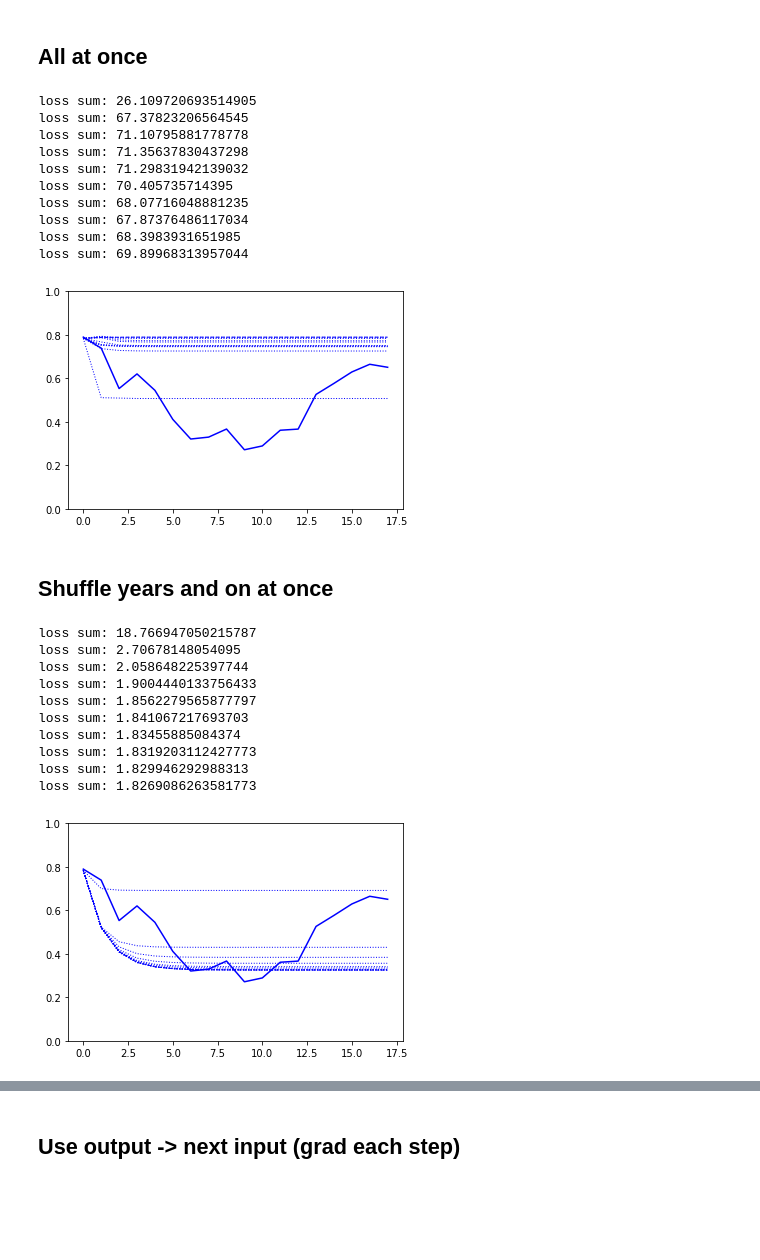
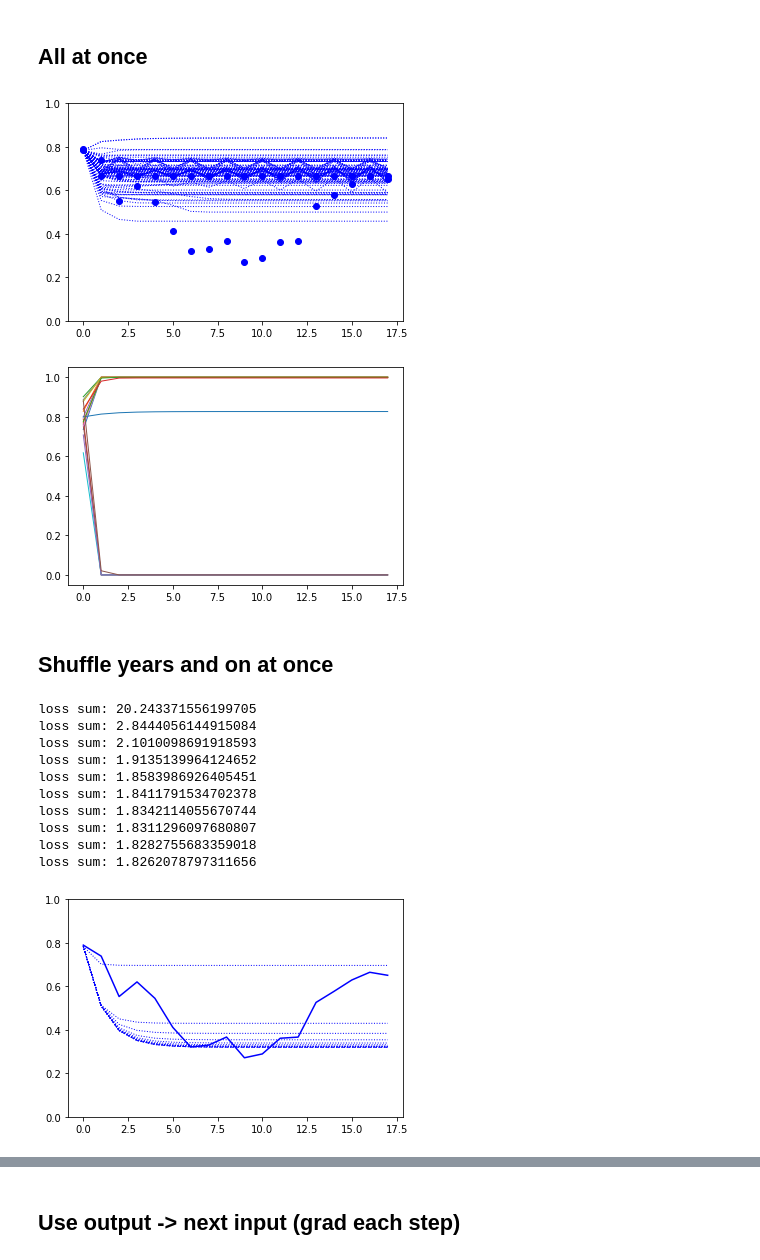
Before and after one commit to MarBry111/Forecast_Election_Poland, a Jupyter notebook: Model_I_3parameters.ipynb, the cells around one changed output, grey strips where cells are left out. Drawn from its saved outputs; the diff is of its cells as text; code cells hidden in the pictures; blank space fills up the shorter version.

```diff
--- a/Model_I_3parameters.ipynb
+++ b/Model_I_3parameters.ipynb
@@ -300,46 +300,44 @@ plt.show()
 ## All at once
 # %%
 a_avg = (np.random.rand(X.shape[1],X.shape[2])-0.5)
-for epoch in range(10**3):
+for epoch in range(10**4):
     grad = grad_percent(a_avg,X,Y).reshape(18,16,3)
 
     #if epoch==0: print('first grad max/min:', np.max(grad),'/',np.min(grad))
     grad = np.sum(grad, axis=0)
 
     #if epoch==0: print('first grad max/min:', np.max(grad),'/',np.min(grad))
     a_avg = a_avg - step*grad
 
     #if epoch%50==0:
     #    if np.sum((model_percent(ap,X) - Y.reshape(-1,1))**2) < loss_p: step *= (1+beta)
     #    else: step /= (1-beta)
 
     loss_p = np.sum((model_percent(a_avg,X) - Y.reshape(-1,1))**2)
 
+    if loss_p == np.nan:
+        break
+
     if epoch%100==0:
-        print('loss sum:',loss_p)
+        #print('loss sum:',loss_p)
         l, o = model(a_avg,X,Y)
         plt.plot(np.average(o,1, voter_w[1]),'b:', linewidth=1)
 #l1, o1 = model_prev(a_avg,X,Y)
 
 #plt.plot(np.average(o1,1, voter_w[1]),'bs', linewidth=1)
 
 l, o = model(a_avg,X,Y)
-plt.plot(np.average(o,1, voter_w[1]),'b--', linewidth=1)
-plt.plot(pool_data_middle['Blue'].values[1:],'b')
+plt.plot(np.average(o,1, voter_w[1]),'b-o', linewidth=1)
+plt.plot(pool_data_middle['Blue'].values[1:],'bo')
 plt.ylim(0,1)
 plt.show()
 # %% [output]
-loss sum: 26.109720693514905
-loss sum: 67.37823206564545
-loss sum: 71.10795881778778
-loss sum: 71.35637830437298
-loss sum: 71.29831942139032
-loss sum: 70.405735714395
-loss sum: 68.07716048881235
-loss sum: 67.87376486117034
-loss sum: 68.3983931651985
-loss sum: 69.89968313957044
-[figure, old version]
+[figure, new version]
+# %%
+plt.plot(o.reshape(18,16), linewidth=1)
+plt.show()
+# %% [output]
+[figure, added]
 # %% [markdown]
 ## Shuffle years and on at once
 # %%
@@ -375,14 +373,14 @@ plt.plot(pool_data_middle['Blue'].values[1:],'b')
 plt.ylim(0,1)
 plt.show()
 # %% [output]
-loss sum: 18.766947050215787
-loss sum: 2.70678148054095
-loss sum: 2.058648225397744
-loss sum: 1.9004440133756433
-loss sum: 1.8562279565877797
-loss sum: 1.841067217693703
-loss sum: 1.83455885084374
-loss sum: 1.8319203112427773
-loss sum: 1.829946292988313
-loss sum: 1.8269086263581773
+loss sum: 20.243371556199705
+loss sum: 2.8444056144915084
+loss sum: 2.1010098691918593
+loss sum: 1.9135139964124652
+loss sum: 1.8583986926405451
+loss sum: 1.8411791534702378
+loss sum: 1.8342114055670744
+loss sum: 1.8311296097680807
+loss sum: 1.8282755683359018
+loss sum: 1.8262078797311656
-[figure, old version]
+[figure, new version]
```
Also changed, not shown: parts of 6 cells of this notebook, 1 other file.
